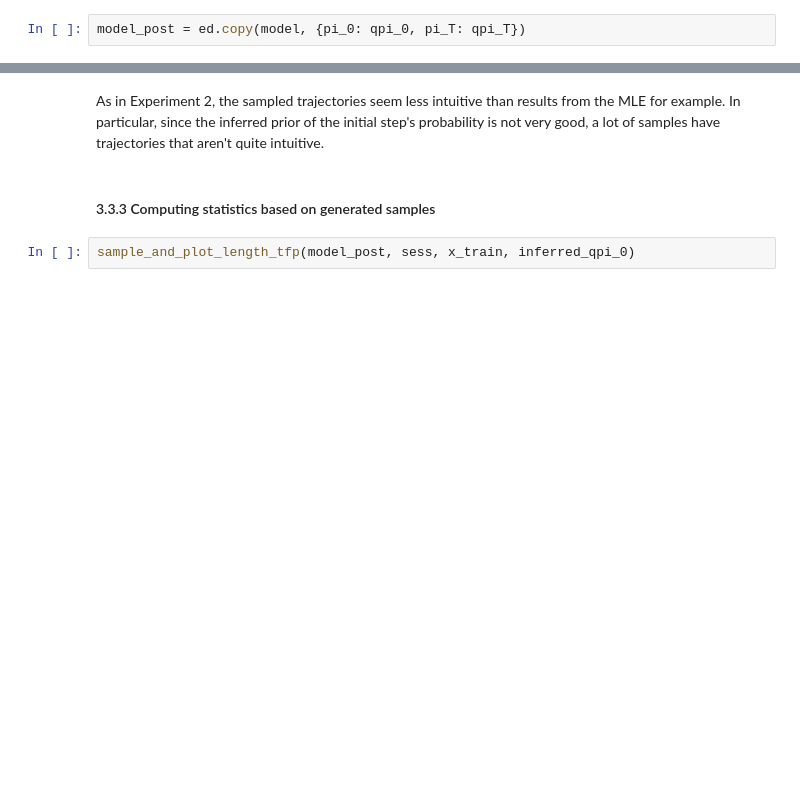
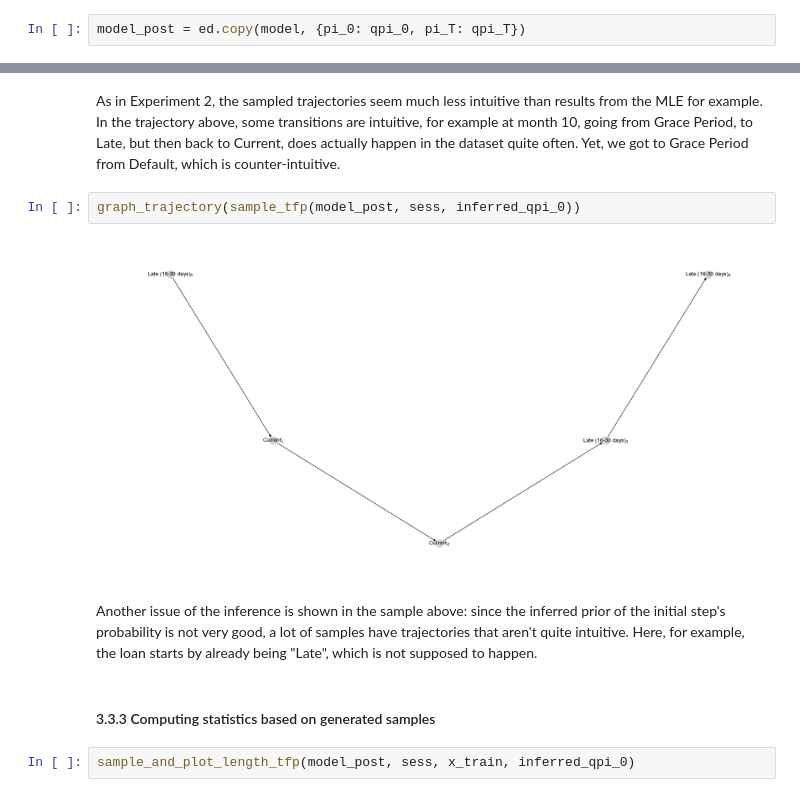
Before and after one commit to basilvetas/lending-club-analysis, a Jupyter notebook: final-project/final-notebook.ipynb, the cells around one changed output, grey strips where cells are left out. Drawn from its saved outputs; the diff is of its cells as text; blank space fills up the shorter version.

```diff
--- a/final-project/final-notebook.ipynb
+++ b/final-project/final-notebook.ipynb
@@ -391,5 +392,11 @@ graph_trajectory(sample_tfp(model_post, sess, inferred_qpi_0))
+# %% [markdown]
+As in Experiment 2, the sampled trajectories seem much less intuitive than results from the MLE for example. In the trajectory above, some transitions are intuitive, for example at month 10, going from Grace Period, to Late, but then back to Current, does actually happen in the dataset quite often. Yet, we got to Grace Period from Default, which is counter-intuitive.
+# %%
+graph_trajectory(sample_tfp(model_post, sess, inferred_qpi_0))
+# %% [output]
+[figure, added]
 # %% [markdown]
-As in Experiment 2, the sampled trajectories seem less intuitive than results from the MLE for example. In particular, since the inferred prior of the initial step's probability is not very good, a lot of samples have trajectories that aren't quite intuitive.
+Another issue of the inference is shown in the sample above: since the inferred prior of the initial step's probability is not very good, a lot of samples have trajectories that aren't quite intuitive. Here, for example, the loan starts by already being "Late", which is not supposed to happen.
 # %% [markdown]
 #### 3.3.3 Computing statistics based on generated samples
 # %%
```
Also changed, not shown: parts of 13 cells of this notebook, 4 other files.
